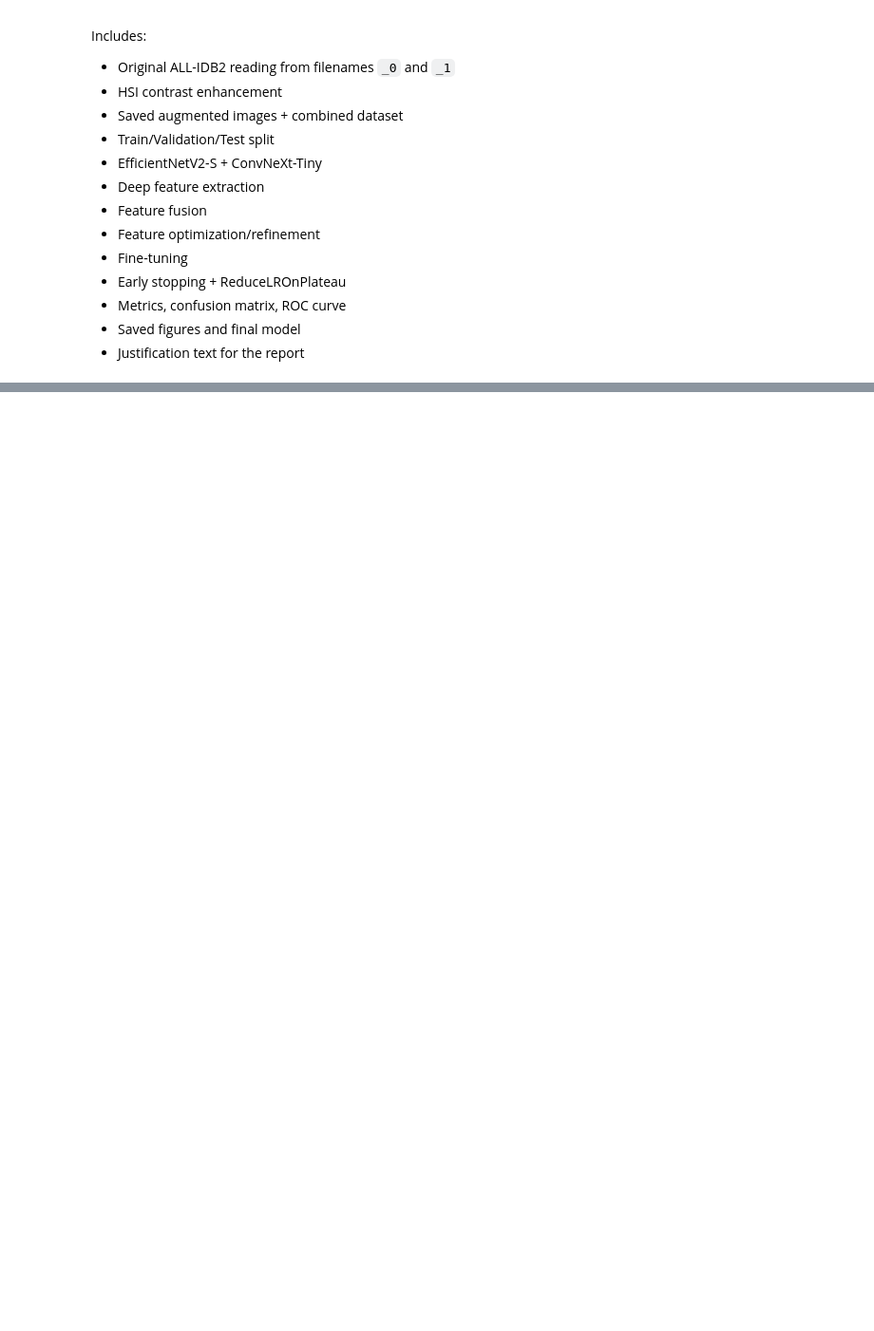
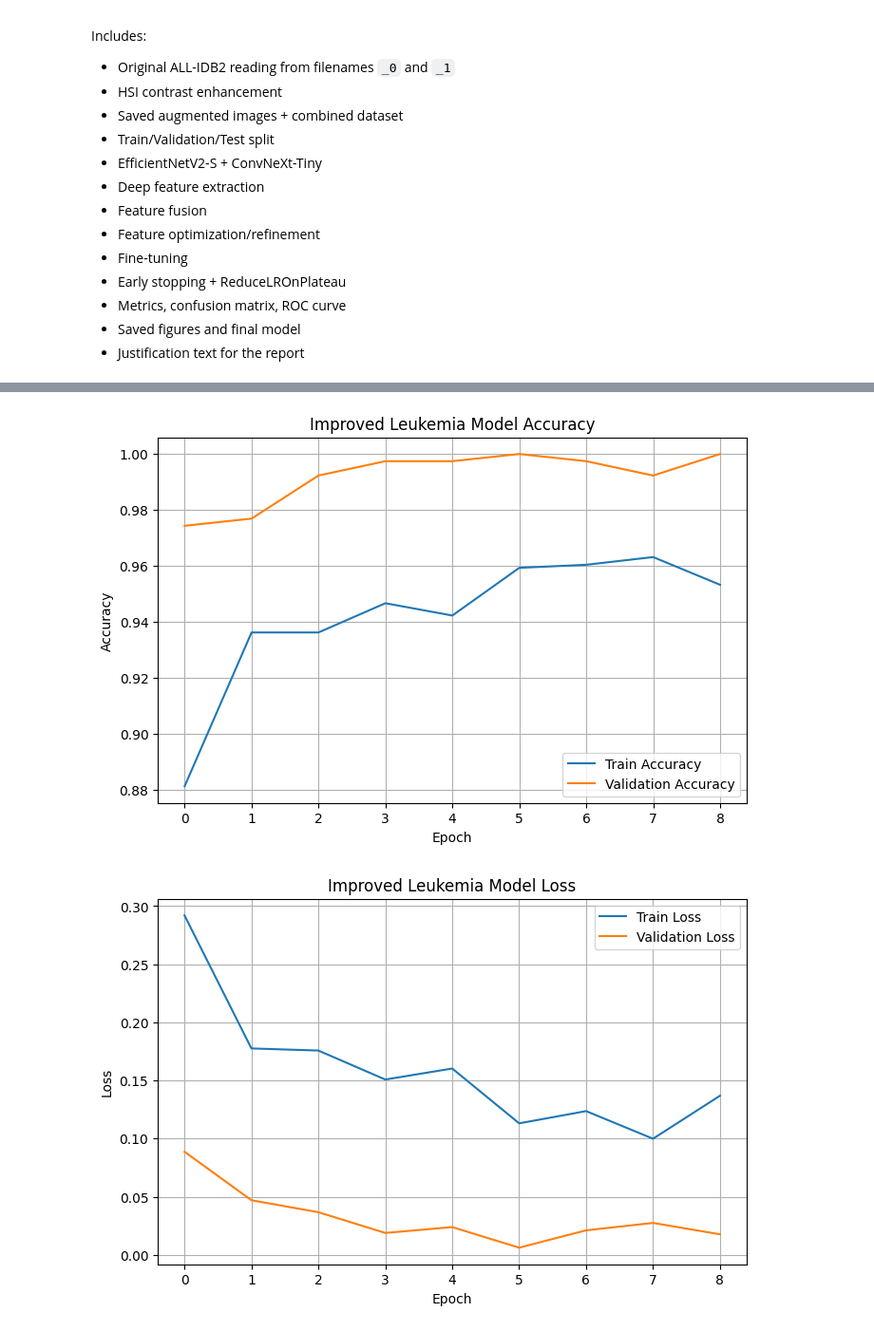
Before and after one commit to Kadi-ALawimer/GP_project, a Jupyter notebook: notebooks/ALL_IDB2_FULL_PROJECT_WITH_AUGMENTATION_AND_JUSTIFICATION.ipynb, the cells around one changed output, grey strips where cells are left out. Shown at 95% size. Drawn from its saved outputs; the diff is of its cells as text; code cells hidden in the pictures; blank space fills up the shorter version.

```diff
--- a/notebooks/ALL_IDB2_FULL_PROJECT_WITH_AUGMENTATION_AND_JUSTIFICATION.ipynb
+++ b/notebooks/ALL_IDB2_FULL_PROJECT_WITH_AUGMENTATION_AND_JUSTIFICATION.ipynb
@@ -946,0 +1021,40 @@ print("Justification text saved successfully.")
+# %%
+# ==========================================
+# TRAINING / VALIDATION CURVES
+# ==========================================
+
+import matplotlib.pyplot as plt
+
+# ---- Accuracy Curve ----
+plt.figure(figsize=(8,5))
+
+plt.plot(history_initial['train_acc'], label='Train Accuracy')
+plt.plot(history_initial['val_acc'], label='Validation Accuracy')
+
+plt.title('Improved Leukemia Model Accuracy')
+plt.xlabel('Epoch')
+plt.ylabel('Accuracy')
+
+plt.legend()
+plt.grid(True)
+
+plt.show()
+
+
+# ---- Loss Curve ----
+plt.figure(figsize=(8,5))
+
+plt.plot(history_initial['train_loss'], label='Train Loss')
+plt.plot(history_initial['val_loss'], label='Validation Loss')
+
+plt.title('Improved Leukemia Model Loss')
+plt.xlabel('Epoch')
+plt.ylabel('Loss')
+
+plt.legend()
+plt.grid(True)
+
+plt.show()
+# %% [output]
+[figure, added]
+[figure, added]
```
Also changed, not shown: parts of 22 cells of this notebook.
